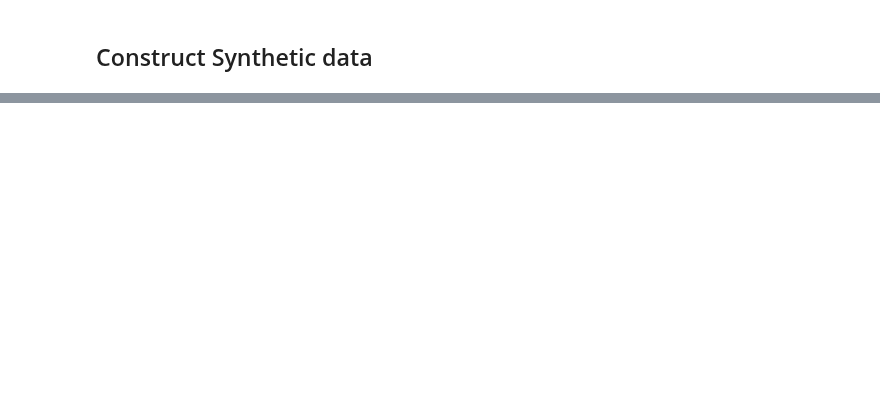
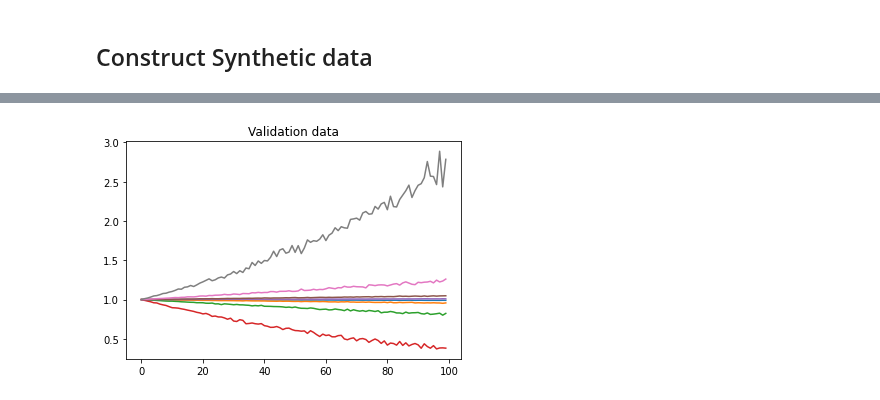
Before and after one commit to rajindermavi/portfolio_management, a Jupyter notebook: portfolio_management/test_training_synth_data.ipynb, the cells around one changed output, grey strips where cells are left out. Drawn from its saved outputs; the diff is of its cells as text; code cells hidden in the pictures; blank space fills up the shorter version.

```diff
--- a/portfolio_management/test_training_synth_data.ipynb
+++ b/portfolio_management/test_training_synth_data.ipynb
@@ -40,2 +44,9 @@ plt.show()
+# %%
+for k in range(8):
+    plt.plot(synth_validation_data[k,:,0])
+plt.title('Validation data')
+plt.show()
+# %% [output]
+[figure, added]
 # %%
 agent = DPM_Agent()
```
Also changed, not shown: parts of 11 cells of this notebook.
